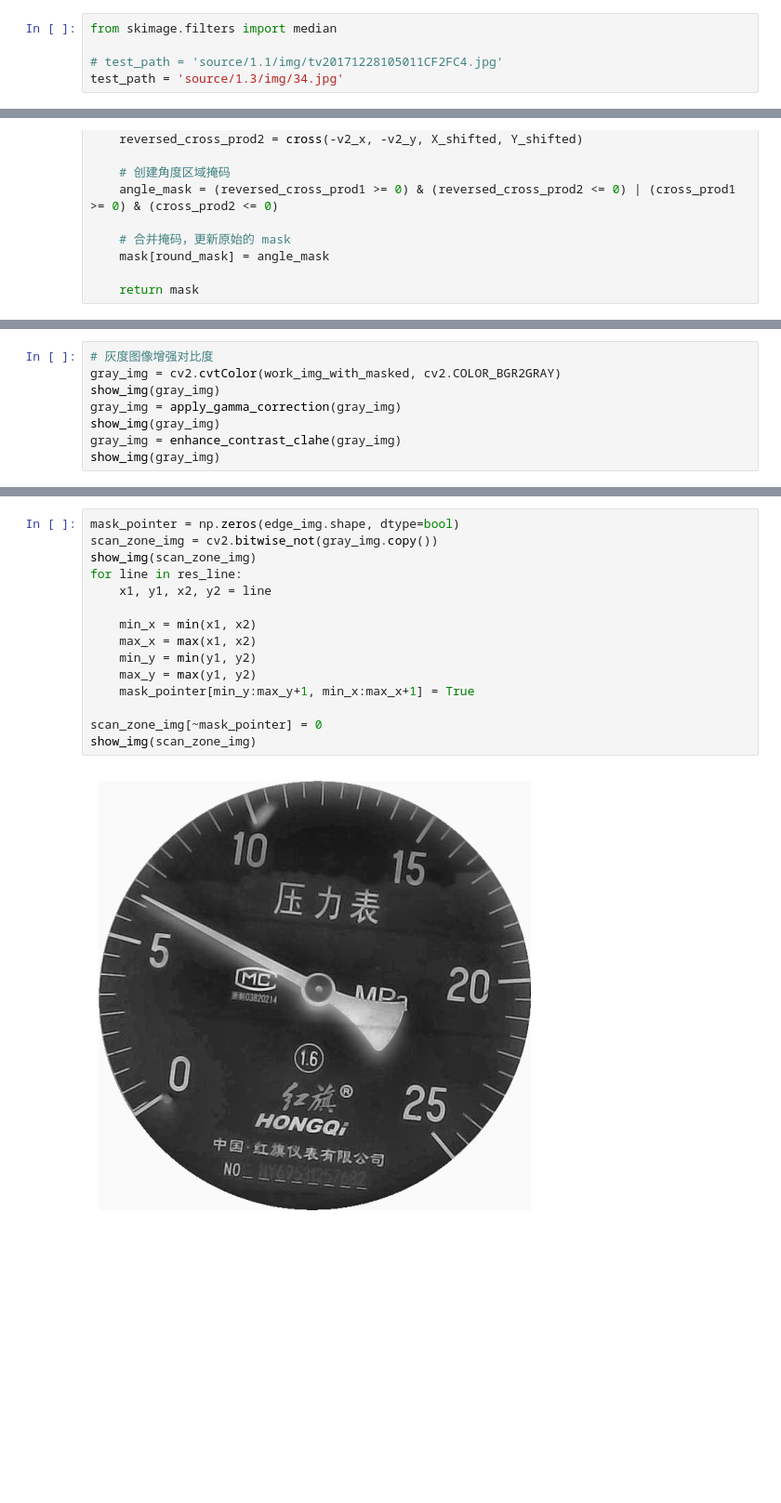
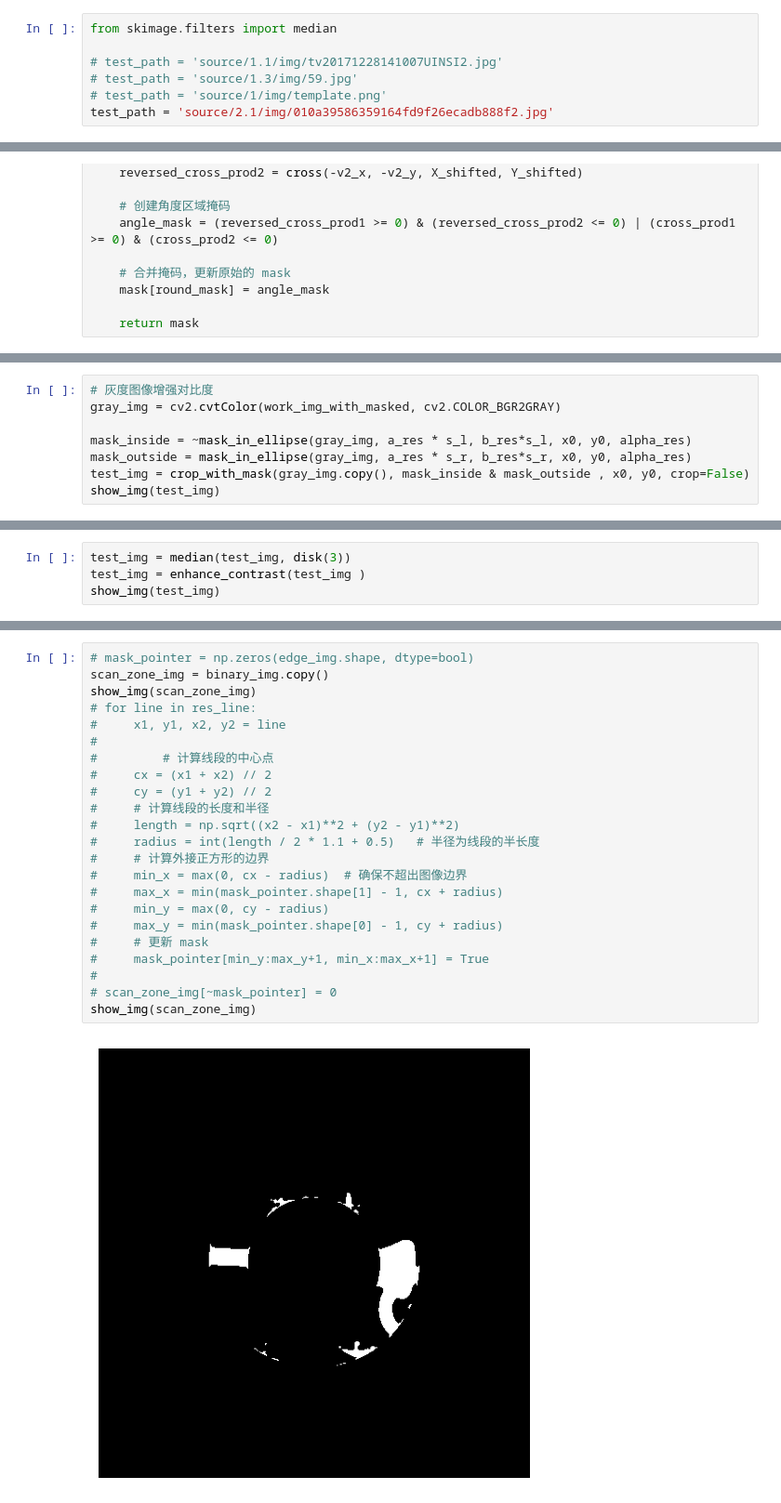
Before and after one commit to aoiJays/ai4clock, a Jupyter notebook: baseline5.ipynb, the cells around one changed output, grey strips where cells are left out. Shown at 93% size. Saved outputs shown, nothing was run; the diff lists cells and outputs as text; blank space fills up the shorter version.

```diff
--- a/baseline5.ipynb
+++ b/baseline5.ipynb
@@ -1,8 +1,10 @@
 # %%
 from skimage.filters import median
 
-# test_path = 'source/1.1/img/tv20171228105011CF2FC4.jpg'
-test_path = 'source/1.3/img/34.jpg'
+# test_path = 'source/1.1/img/tv20171228141007UINSI2.jpg'
+# test_path = 'source/1.3/img/59.jpg'
+# test_path = 'source/1/img/template.png'
+test_path = 'source/2.1/img/010a39586359164fd9f26ecadb888f2.jpg'
 # %%
 import cv2
 import matplotlib.pyplot as plt
@@ -569,9 +596,9 @@ def canny_edge_detection(img, low_threshold=50, high_threshold=150):
 # %%
 # 灰度图像增强对比度
 gray_img = cv2.cvtColor(work_img_with_masked, cv2.COLOR_BGR2GRAY)
-show_img(gray_img)
-gray_img = apply_gamma_correction(gray_img)
-show_img(gray_img)
-gray_img = enhance_contrast_clahe(gray_img)
-show_img(gray_img)
+
+mask_inside = ~mask_in_ellipse(gray_img, a_res * s_l, b_res*s_l, x0, y0, alpha_res)
+mask_outside = mask_in_ellipse(gray_img, a_res * s_r, b_res*s_r, x0, y0, alpha_res)
+test_img = crop_with_mask(gray_img.copy(), mask_inside & mask_outside , x0, y0, crop=False)
+show_img(test_img)
 # %% [output]
@@ -580,0 +608,4 @@ show_img(gray_img)
+# %%
+test_img = median(test_img, disk(3))
+test_img = enhance_contrast(test_img )
+show_img(test_img)
@@ -634,17 +648,25 @@ show_img(found_img)
 # %%
-mask_pointer = np.zeros(edge_img.shape, dtype=bool)
-scan_zone_img = cv2.bitwise_not(gray_img.copy())
+# mask_pointer = np.zeros(edge_img.shape, dtype=bool)
+scan_zone_img = binary_img.copy()
 show_img(scan_zone_img)
-for line in res_line:
-    x1, y1, x2, y2 = line
-
-    min_x = min(x1, x2)
-    max_x = max(x1, x2)
-    min_y = min(y1, y2)
-    max_y = max(y1, y2)
-    mask_pointer[min_y:max_y+1, min_x:max_x+1] = True
-
-scan_zone_img[~mask_pointer] = 0
+# for line in res_line:
+#     x1, y1, x2, y2 = line
+#
+#         # 计算线段的中心点
+#     cx = (x1 + x2) // 2
+#     cy = (y1 + y2) // 2
+#     # 计算线段的长度和半径
+#     length = np.sqrt((x2 - x1)**2 + (y2 - y1)**2)
+#     radius = int(length / 2 * 1.1 + 0.5)   # 半径为线段的半长度
+#     # 计算外接正方形的边界
+#     min_x = max(0, cx - radius)  # 确保不超出图像边界
+#     max_x = min(mask_pointer.shape[1] - 1, cx + radius)
+#     min_y = max(0, cy - radius)
+#     max_y = min(mask_pointer.shape[0] - 1, cy + radius)
+#     # 更新 mask
+#     mask_pointer[min_y:max_y+1, min_x:max_x+1] = True
+#
+# scan_zone_img[~mask_pointer] = 0
 show_img(scan_zone_img)
 # %% [output]
-[figure, old version]
+[figure, new version]
```
Also changed, not shown: parts of 19 cells of this notebook, 10 other files.
